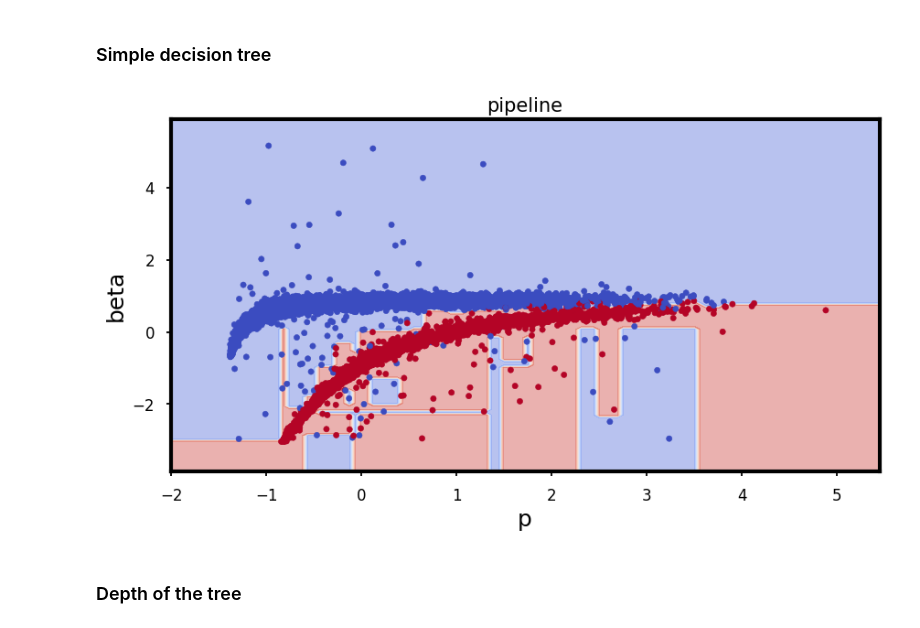
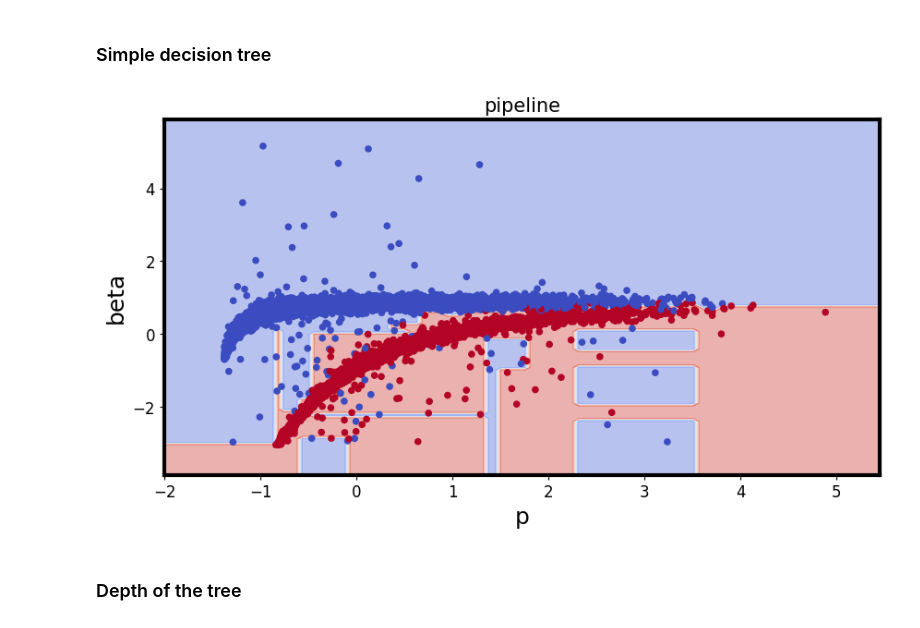
Before and after one commit to sraeisi/MachineLearning_Physics, a Jupyter notebook: 1/MLP_Basics_Model.ipynb, the cells around one changed output. Cells and saved outputs as stored; diff of their text form; code cells hidden in the pictures.

```diff
--- a/1/MLP_Basics_Model.ipynb
+++ b/1/MLP_Basics_Model.ipynb
@@ -824,23 +824,23 @@ plt.show()
 # %%
 from sklearn.tree import DecisionTreeClassifier
 
-clf = DecisionTreeClassifier()
+clf = DecisionTreeClassifier( max_depth=10 )
 ## Do the rest: Train the model, calculate the accuracy on the test and train data.
 clf.fit(X, Y)
 # Use the following code to plot it.
 
 x1_list, x2_list = grid(X[:,0], X[:,1], n_points=100)
 X_grid = np.vstack([x1_list.reshape(-1),x2_list.reshape(-1)]).T
 
 fig = plt.figure(figsize=(10,5))
 ax = fig.add_subplot(1, 1, 1 , xlabel = 'p', ylabel='beta', title = 'pipeline')
 Y_grid = clf.predict( X_grid ).reshape(x1_list.shape )
 
 ax.contourf(x1_list, x2_list, Y_grid, alpha=.4, cmap=plt.cm.coolwarm)
 ax.scatter(*X.T, c=Y, cmap=plt.cm.coolwarm, s=20)
 plt.show()
 # %% [output]
-[figure, old version]
+[figure, new version]
 # %% [markdown]
 ### Depth of the tree
 # %%
```
Also changed, not shown: parts of 16 cells of this notebook.
